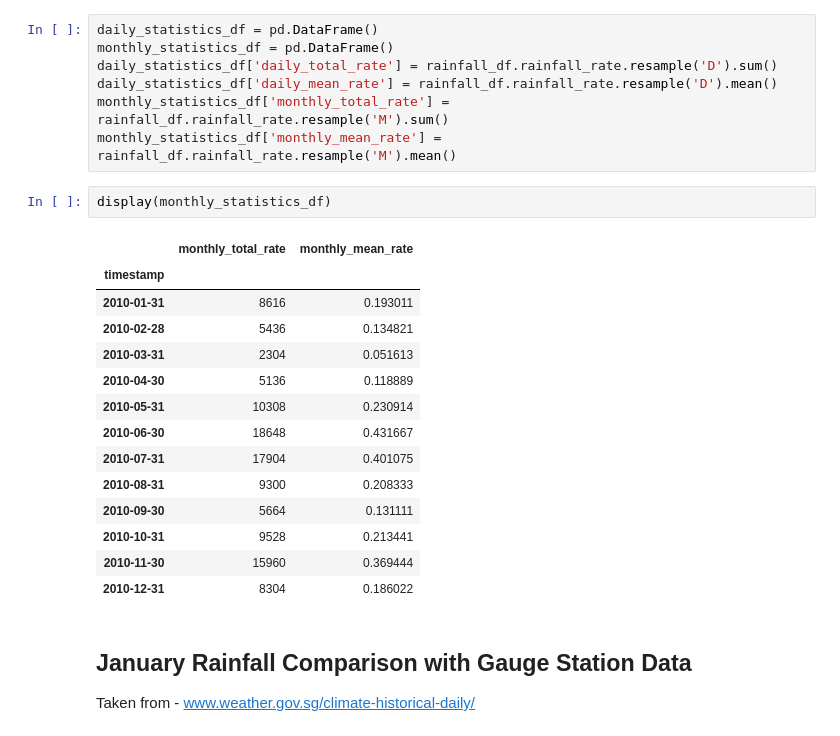
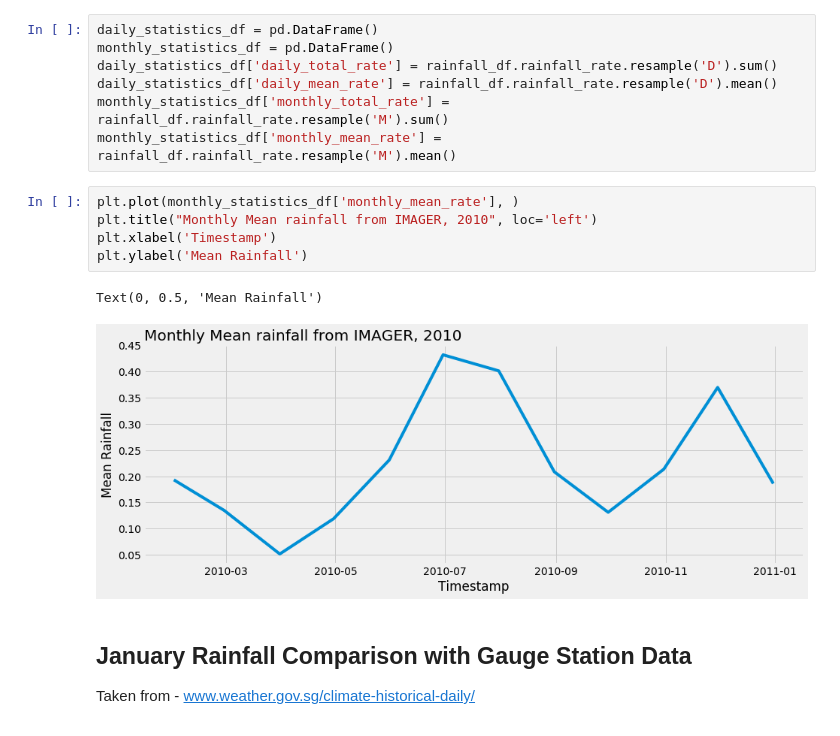
Before and after one commit to dsaharia/PRAT-Rainfall, a Jupyter notebook: imager-rainfall/Singapore.ipynb, the cells around one changed output. Drawn from its saved outputs; the diff is of its cells as text.

```diff
--- a/imager-rainfall/Singapore.ipynb
+++ b/imager-rainfall/Singapore.ipynb
@@ -90,23 +73,14 @@ daily_statistics_df['daily_total_rate'] = rainfall_df.rainfall_rate.resample('D'
 daily_statistics_df['daily_mean_rate'] = rainfall_df.rainfall_rate.resample('D').mean()
 monthly_statistics_df['monthly_total_rate'] = rainfall_df.rainfall_rate.resample('M').sum()
 monthly_statistics_df['monthly_mean_rate'] = rainfall_df.rainfall_rate.resample('M').mean()
-# %%
-display(monthly_statistics_df)
-# %% [output]
-|  | monthly_total_rate | monthly_mean_rate |
-| timestamp |  |  |
-| 2010-01-31 | 8616 | 0.193011 |
-| 2010-02-28 | 5436 | 0.134821 |
-| 2010-03-31 | 2304 | 0.051613 |
-| 2010-04-30 | 5136 | 0.118889 |
-| 2010-05-31 | 10308 | 0.230914 |
-| 2010-06-30 | 18648 | 0.431667 |
-| 2010-07-31 | 17904 | 0.401075 |
-| 2010-08-31 | 9300 | 0.208333 |
-| 2010-09-30 | 5664 | 0.131111 |
-| 2010-10-31 | 9528 | 0.213441 |
-| 2010-11-30 | 15960 | 0.369444 |
-| 2010-12-31 | 8304 | 0.186022 |
+# %%
+plt.plot(monthly_statistics_df['monthly_mean_rate'], )
+plt.title("Monthly Mean rainfall from IMAGER, 2010", loc='left')
+plt.xlabel('Timestamp')
+plt.ylabel('Mean Rainfall')
+# %% [output]
+Text(0, 0.5, 'Mean Rainfall')
+[figure, added]
 # %% [markdown]
 ## January Rainfall Comparison with Gauge Station Data
 Taken from - www.weather.gov.sg/climate-historical-daily/
```
Also changed, not shown: parts of 7 cells of this notebook.
